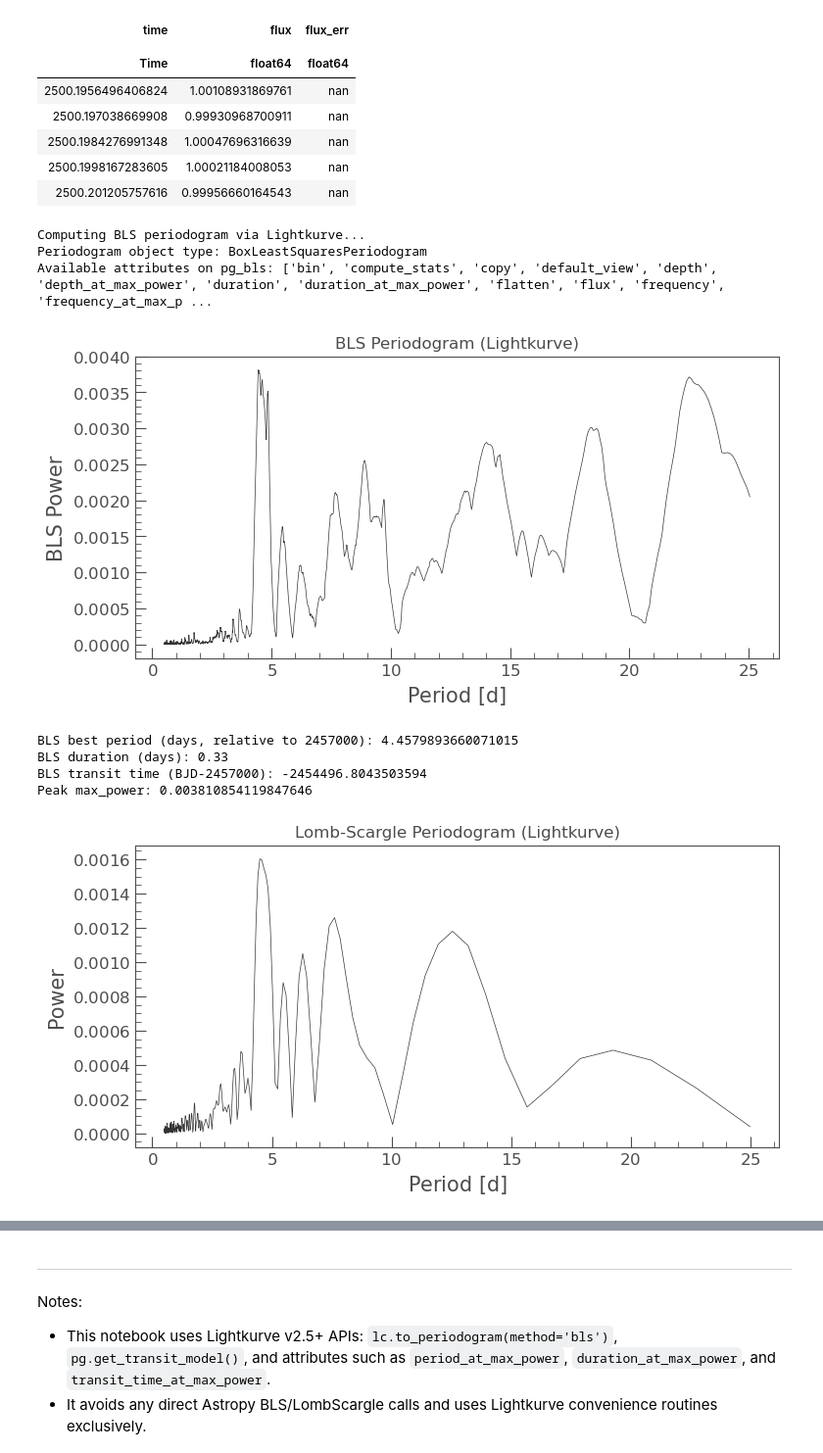
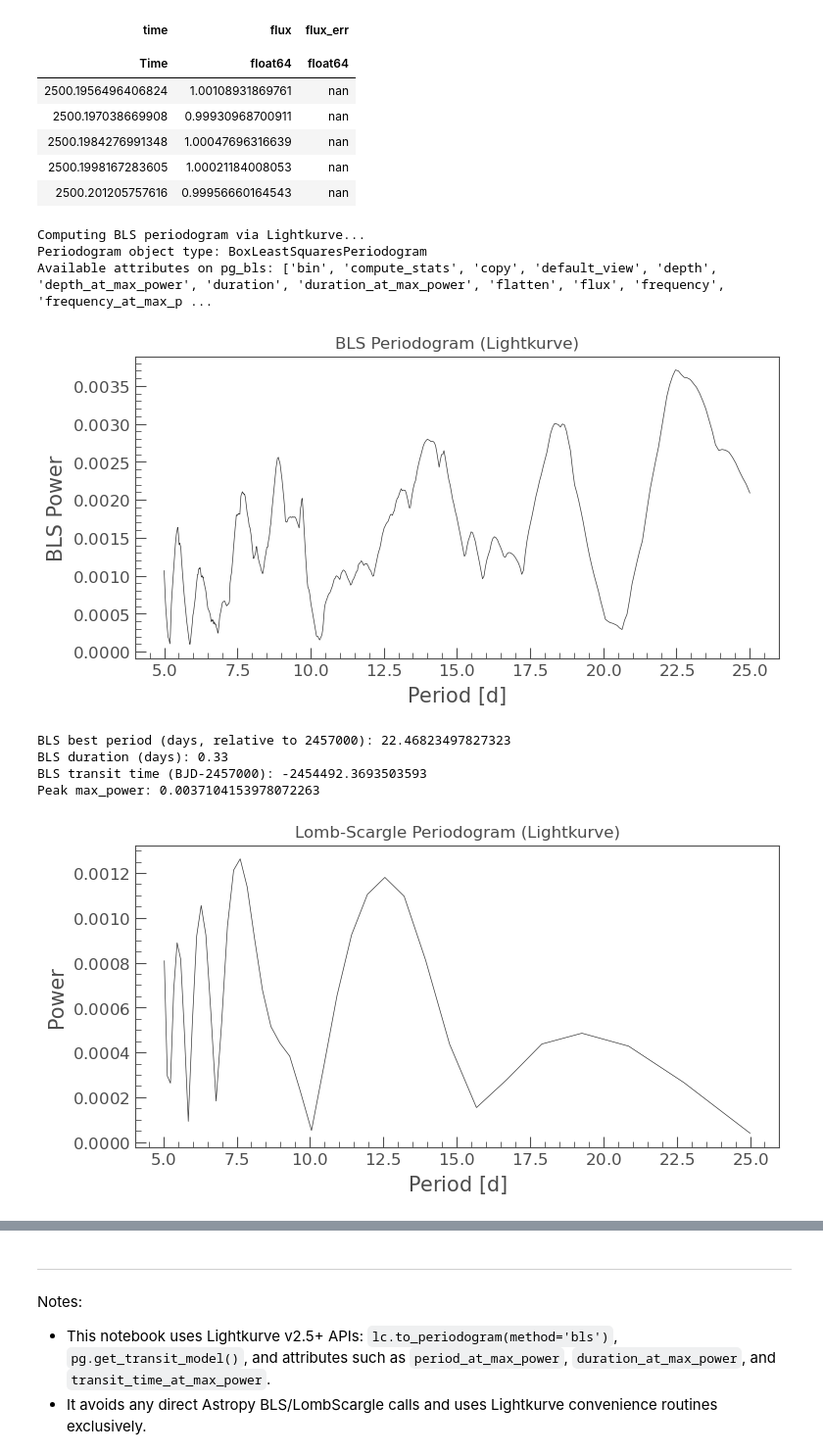
Before and after one commit to evraul01/lightkurve, a Jupyter notebook: run/lightkurge_periodogram_lk25.ipynb, the cells around one changed output, grey strips where cells are left out. Shown at 98% size. Drawn from its saved outputs; the diff is of its cells as text; code cells hidden in the pictures.

```diff
--- a/run/lightkurge_periodogram_lk25.ipynb
+++ b/run/lightkurge_periodogram_lk25.ipynb
@@ -120,7 +119,7 @@ def to_float_days(x):
         return None
 # %%
 # ===== BLS periodogram (Lightkurve convenience call) =====
-min_period = 0.5   # days
+min_period = 5.0   # days
 max_period = 25.0  # days
 
 print('Computing BLS periodogram via Lightkurve...')
@@ -138,38 +137,38 @@ plt.show()
 P_bls = to_float_days(getattr(pg_bls, 'period_at_max_power', None))
 dur_bls = to_float_days(getattr(pg_bls, 'duration_at_max_power', None))
 # transit_time may be stored as transit_time_at_max_power, transit_time, or transit_time_at_max_power
 t0_candidate = None
 for attr in ('transit_time_at_max_power', 'transit_time'):
     if hasattr(pg_bls, attr):
         t0_candidate = getattr(pg_bls, attr)
         break
 t0_bls = to_float_days(t0_candidate)
 
 print('BLS best period (days, relative to 2457000):', P_bls)
 print('BLS duration (days):', dur_bls)
 print('BLS transit time (BJD-2457000):', t0_bls)
 
 
 # compute SNR or peak statistic if available
 if hasattr(pg_bls, 'snr'):
     try:
         print('Peak SNR:', float(pg_bls.snr()))
     except Exception:
         pass
 if hasattr(pg_bls, 'max_power'):
     try:
         print('Peak max_power:', float(pg_bls.max_power))
     except Exception:
         pass
 # %% [output]
 Computing BLS periodogram via Lightkurve...
 Periodogram object type: BoxLeastSquaresPeriodogram
 Available attributes on pg_bls: ['bin', 'compute_stats', 'copy', 'default_view', 'depth', 'depth_at_max_power', 'duration', 'duration_at_max_power', 'flatten', 'flux', 'frequency', 'frequency_at_max_p ...
-[figure, old version]
+[figure, new version]
-BLS best period (days, relative to 2457000): 4.4579893660071015
+BLS best period (days, relative to 2457000): 22.46823497827323
 BLS duration (days): 0.33
-BLS transit time (BJD-2457000): -2454496.8043503594
-Peak max_power: 0.003810854119847646
+BLS transit time (BJD-2457000): -2454492.3693503593
+Peak max_power: 0.0037104153978072263
 # %%
 # ===== Optional: Lomb-Scargle periodogram via Lightkurve convenience (diagnostic) =====
 do_ls = True
@@ -184,7 +183,7 @@ if do_ls:
     except Exception:
         pass
 # %% [output]
-[figure, old version]
+[figure, new version]
 # %%
 # # ===== Clean Lightkurve-only overlay cell =====
 # import lightkurve as lk
```
Also changed, not shown: parts of 4 cells of this notebook, 5 other files.
